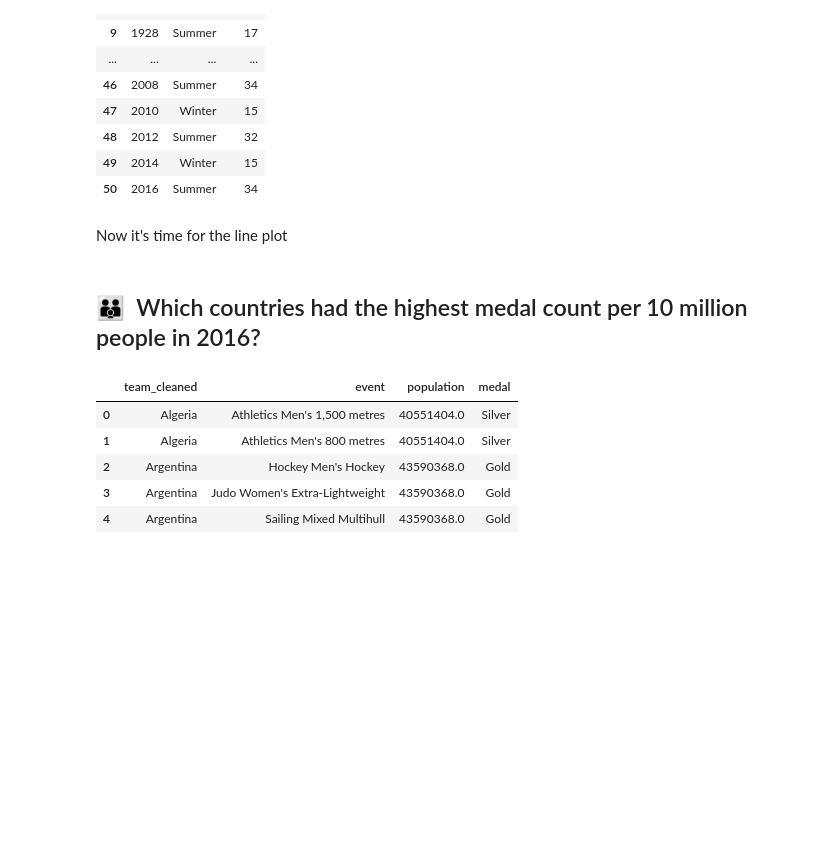
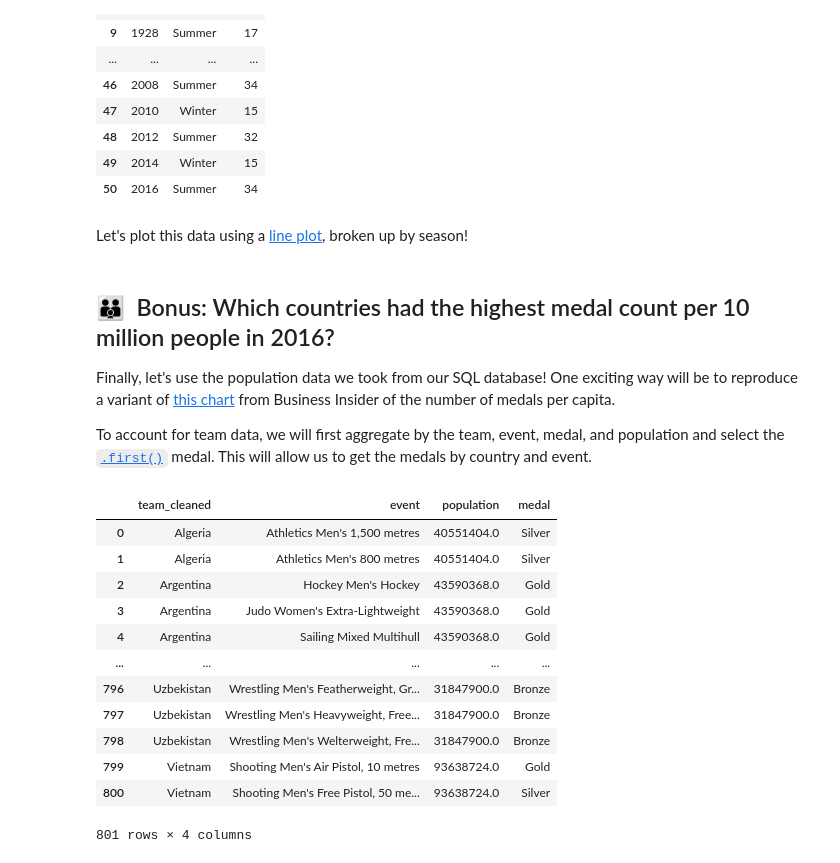
Before and after one commit to mckuzi/Olympics_analysis, a Jupyter notebook: notebook.ipynb, the cells around one changed output. Saved outputs shown, nothing was run; the diff lists cells and outputs as text; code cells hidden in the pictures; blank space fills up the shorter version.

```diff
--- a/notebook.ipynb
+++ b/notebook.ipynb
@@ -138,6 +148,10 @@ Nice data aobut the countries! Let's merge it to the Olympics
 # %%
-df2 = df.merge(nations_data, left_on=['team_cleaned', 'year'], right_on=['country', 'year'], how='left')
+# Perform a left join between the two DataFrames
+df2 = df.merge(
+    nations_data, left_on=['team_cleaned', 'year'], right_on=['country', 'year'], how='left'
+)
 
+# Preview our data
 df2.head()
 # %% [output]
 |  | id | name | sex | age | height | weight | team | noc | games | year | season | ... |
@@ -200,5 +232,5 @@ sport_count
 | 49 | 2014 | Winter | 15 |
 | 50 | 2016 | Summer | 34 |
 # %% [markdown]
-Now it's time for the line plot
+Let's plot this data using a [line plot](https://plotly.com/python/line-charts/), broken up by season!
 # %%
@@ -214,18 +247,30 @@ fig = px.line(
 
 fig.show()
 # %% [markdown]
-## 👪&nbsp;&nbsp;Which countries had the highest medal count per 10 million people in 2016?
+## 👪&nbsp;&nbsp;Bonus: Which countries had the highest medal count per 10 million people in 2016?
+Finally, let's use the population data we took from our SQL database! One exciting way will be to reproduce a variant of [this chart](https://www.businessinsider.com/2016-rio-olympics-medals-per-capita-2016-8?r=US&IR=T) from Business Insider of the number of medals per capita.
+
+To account for team data, we will first aggregate by the team, event, medal, and population and select the [`.first()`](https://pandas.pydata.org/docs/reference/api/pandas.core.groupby.GroupBy.first.html) medal. This will allow us to get the medals by country and event.
 # %%
 # Calculate event medals
 event_medals = df2.query('year == 2016')\
     .groupby(['team_cleaned', 'event', 'medal', 'population'], as_index=False)['medal'].first()
 
-event_medals.head()
+
+# Preview the DataFrame
+event_medals
 # %% [output]
 |  | team_cleaned | event | population | medal |
 | 0 | Algeria | Athletics Men's 1,500 metres | 40551404.0 | Silver |
 | 1 | Algeria | Athletics Men's 800 metres | 40551404.0 | Silver |
 | 2 | Argentina | Hockey Men's Hockey | 43590368.0 | Gold |
 | 3 | Argentina | Judo Women's Extra-Lightweight | 43590368.0 | Gold |
 | 4 | Argentina | Sailing Mixed Multihull | 43590368.0 | Gold |
+| ... | ... | ... | ... | ... |
+| 796 | Uzbekistan | Wrestling Men's Featherweight, Gr... | 31847900.0 | Bronze |
+| 797 | Uzbekistan | Wrestling Men's Heavyweight, Free... | 31847900.0 | Bronze |
+| 798 | Uzbekistan | Wrestling Men's Welterweight, Fre... | 31847900.0 | Bronze |
+| 799 | Vietnam | Shooting Men's Air Pistol, 10 metres | 93638724.0 | Gold |
+| 800 | Vietnam | Shooting Men's Free Pistol, 50 me... | 93638724.0 | Silver |
+801 rows × 4 columns
 # %% [markdown]
```
Also changed, not shown: parts of 24 cells of this notebook.
